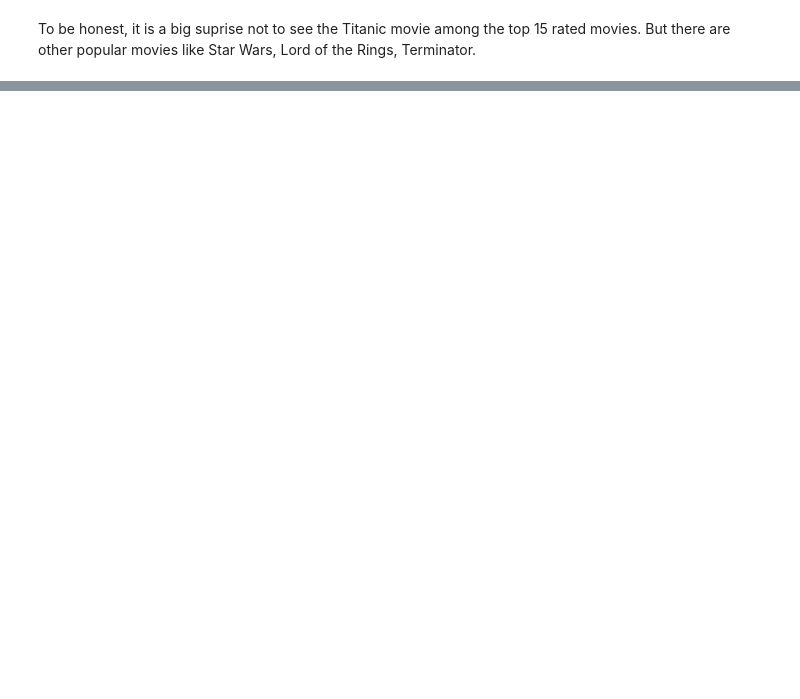
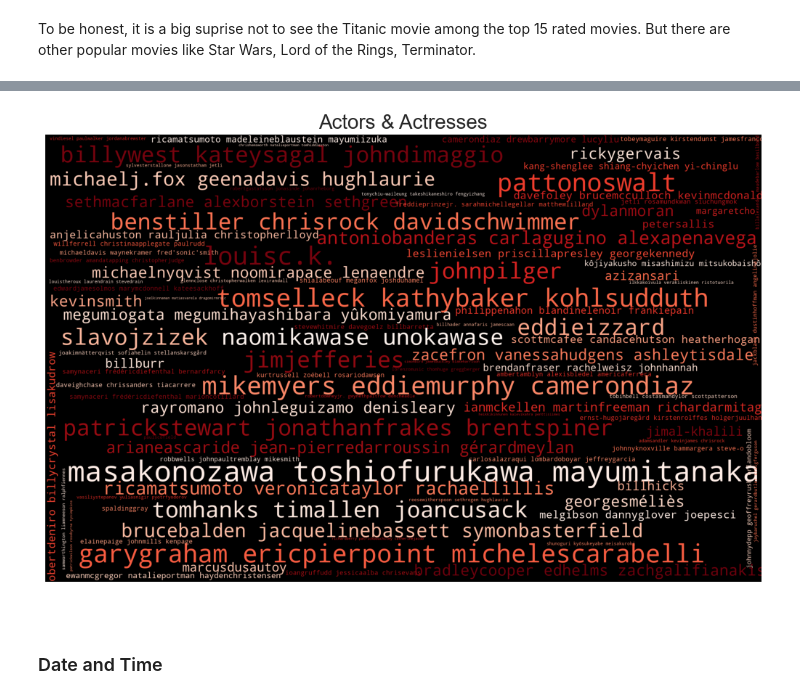
Before and after one commit to YinkaOlusola/movie_recommendation_project, a Jupyter notebook: project_notebook.ipynb, the cells around one changed output, grey strips where cells are left out. Drawn from its saved outputs; the diff is of its cells as text; code cells hidden in the pictures; blank space fills up the shorter version.

```diff
--- a/project_notebook.ipynb
+++ b/project_notebook.ipynb
@@ -545,0 +655,21 @@ plt.show()
+# %%
+# Word cloud for Actors and Actresses
+
+imdb_data_df['title_cast'] = imdb_data_df.title_cast.astype(str)
+imdb_data_df['title_cast'] = imdb_data_df['title_cast'].apply(lambda x: "".join(x.lower() for x in x.split()))
+imdb_data_df['title_cast'] = imdb_data_df['title_cast'].map(lambda x: x.split('|')[:3])
+imdb_data_df['title_cast'] = imdb_data_df['title_cast'].apply(lambda x: " ".join(x))
+
+# Plot wordcloud
+actors = wordcloud_generator(imdb_data_df, 'title_cast')
+f = plt.figure(figsize=(20, 8))
+plt.imshow(actors)
+plt.axis('off')
+plt.title('Actors & Actresses', fontsize=20)
+plt.show()
+# %% [output]
+[figure, added]
+# %% [markdown]
+<br>
+
+### Date and Time
```
Also changed, not shown: parts of 57 cells of this notebook.
